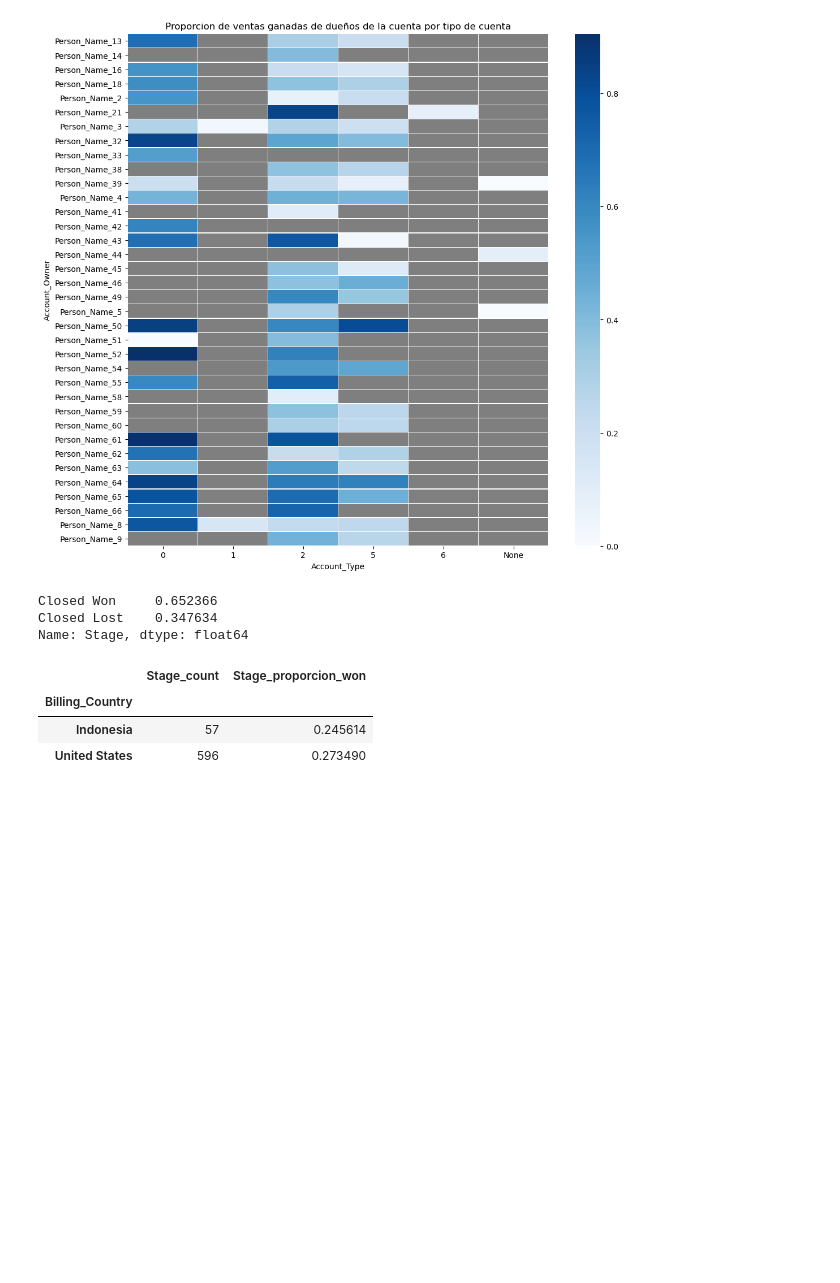
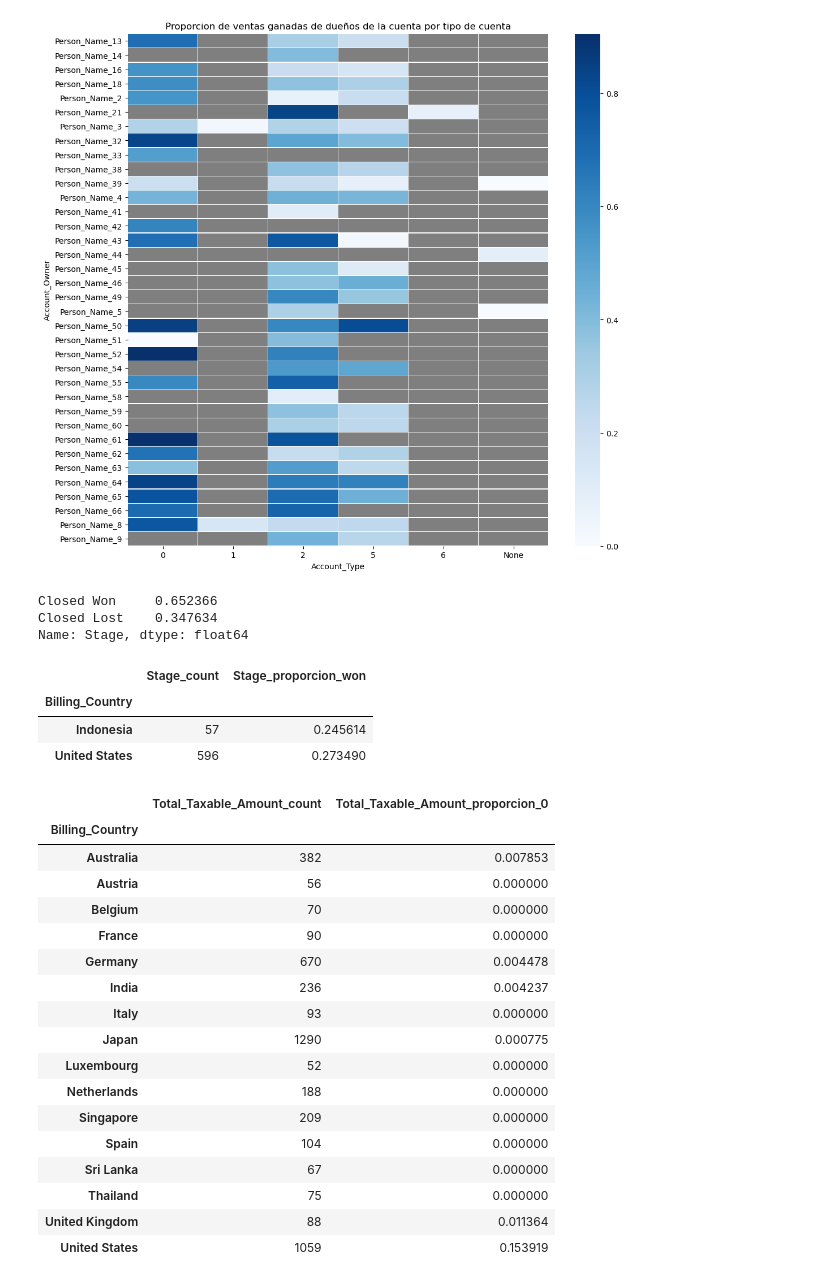
Before and after one commit to RiedelNicolas/75.06-2C2020-TP1, a Jupyter notebook: Codigo_analisis.ipynb, the cells around one changed output. Drawn from its saved outputs; the diff is of its cells as text; code cells hidden in the pictures; blank space fills up the shorter version.

Commit message:
Agrego imagenes y agrego analisis de Total_Taxable_Amount

```diff
--- a/Codigo_analisis.ipynb
+++ b/Codigo_analisis.ipynb
@@ -439,3 +439,37 @@ tot_tax_0
 | Billing_Country |  |  |
 | Indonesia | 57 | 0.245614 |
 | United States | 596 | 0.273490 |
+# %%
+def proporcion_0(x):
+    return (x == 0).sum()/len(x)
+
+oportunidades_ganadas = datos[datos["Stage"] == "Closed Won"]\
+        [["Opportunity_ID","Billing_Country","Total_Taxable_Amount"]].drop_duplicates(subset=["Opportunity_ID"])
+#asdasd = oportunidades_ganadas.groupby("Billing_Country").\
+#        agg({"Total_Taxable_Amount":"count", "Total_Taxable_Amount":proporcion_0})
+data_por_pais = oportunidades_ganadas.groupby("Billing_Country").\
+        agg({"Total_Taxable_Amount":["count", proporcion_0]})
+level_0 = data_por_pais.columns.get_level_values(0)
+level_1 = data_por_pais.columns.get_level_values(1)
+data_por_pais.columns = level_0 + "_" + level_1
+data_por_pais = data_por_pais[data_por_pais["Total_Taxable_Amount_count"] >= 50]
+data_por_pais
+# %% [output]
+|  | Total_Taxable_Amount_count | Total_Taxable_Amount_proporcion_0 |
+| Billing_Country |  |  |
+| Australia | 382 | 0.007853 |
+| Austria | 56 | 0.000000 |
+| Belgium | 70 | 0.000000 |
+| France | 90 | 0.000000 |
+| Germany | 670 | 0.004478 |
+| India | 236 | 0.004237 |
+| Italy | 93 | 0.000000 |
+| Japan | 1290 | 0.000775 |
+| Luxembourg | 52 | 0.000000 |
+| Netherlands | 188 | 0.000000 |
+| Singapore | 209 | 0.000000 |
+| Spain | 104 | 0.000000 |
+| Sri Lanka | 67 | 0.000000 |
+| Thailand | 75 | 0.000000 |
+| United Kingdom | 88 | 0.011364 |
+| United States | 1059 | 0.153919 |
```
Also changed, not shown: 3 other files.
